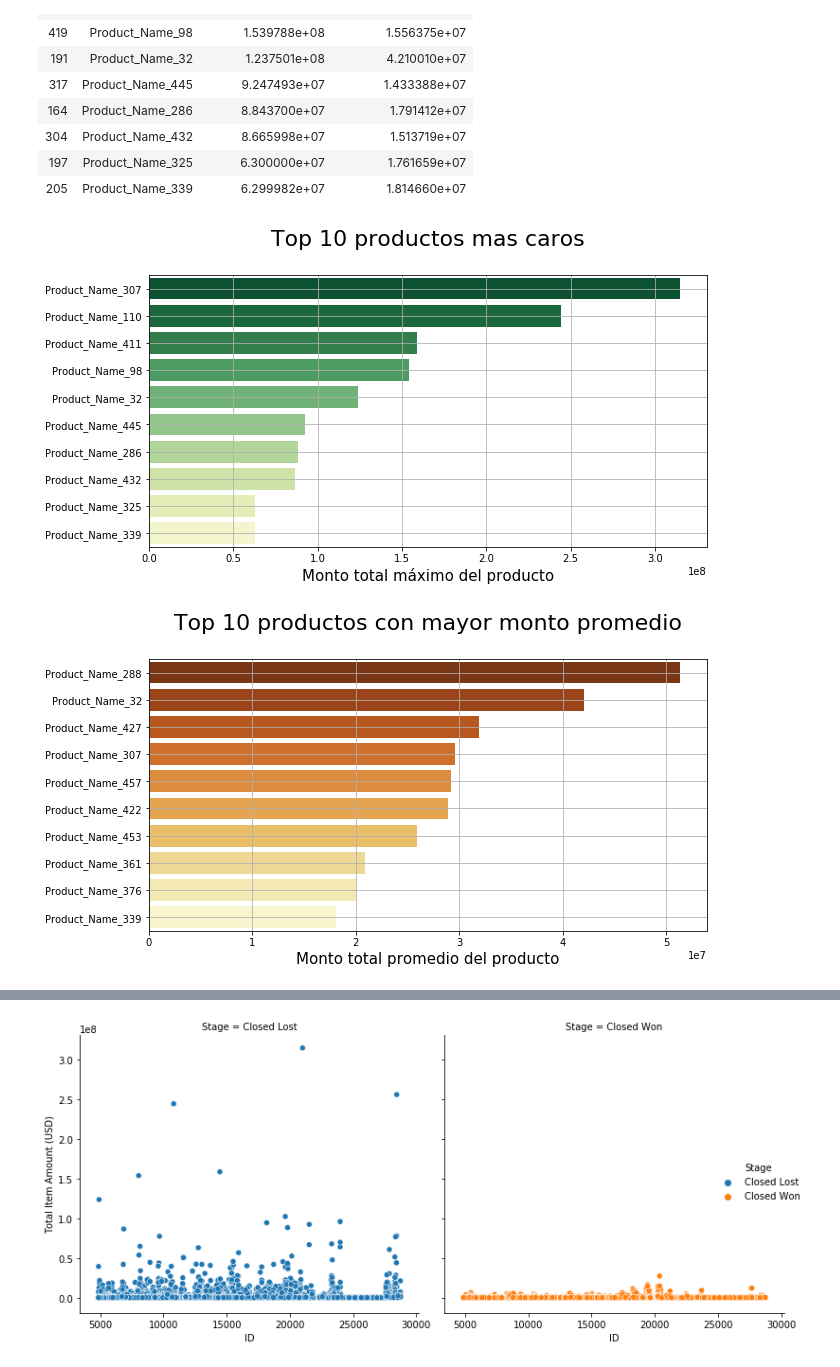
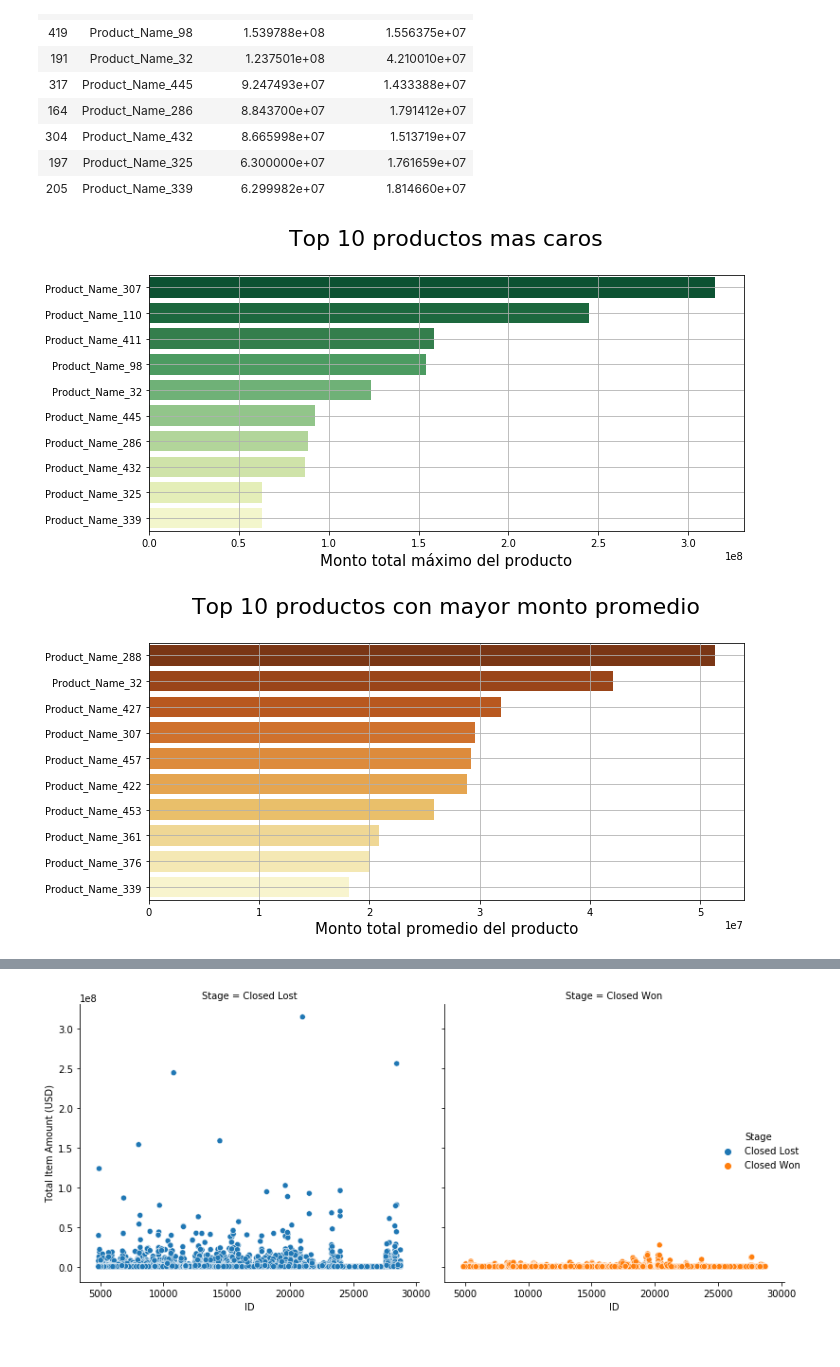
Before and after one commit to FernandoSinisi/Orga-Datos-2C-2020, a Jupyter notebook: TP1/otras_cosas_fer.ipynb, the cells around one changed output, grey strips where cells are left out. Saved outputs shown, nothing was run; the diff lists cells and outputs as text; code cells hidden in the pictures.

```diff
--- a/TP1/otras_cosas_fer.ipynb
+++ b/TP1/otras_cosas_fer.ipynb
@@ -336,13 +336,14 @@ df_product_amount_max_show
 # %%
 fig,ax=plt.subplots(figsize=(10,5))
 sns.barplot(data=df_product_amount_max_show,x='Monto Total Maximo',y='Product_Name',palette="YlGn_r")
 plt.grid(True)
 plt.xlabel('Monto total máximo del producto',size=15)
 plt.ylabel('')
 plt.title('Top 10 productos mas caros\n',size=22)
-plt.savefig("pngs/Producto-top-ten-max.png")
+plt.tight_layout()
+#plt.savefig("pngs/Producto-top-ten-max.png")
 # %% [output]
-[figure, old version]
+[figure, new version]
 # %%
 fig,ax=plt.subplots(figsize=(10,5))
 sns.barplot(data=df_product_amount_mean_show,x='Monto Total Promedio',y='Product_Name',palette="YlOrBr_r")
@@ -350,9 +351,10 @@ plt.grid(True)
 plt.xlabel('Monto total promedio del producto',size=15)
 plt.ylabel('')
 plt.title('Top 10 productos con mayor monto promedio\n',size=22)
-plt.savefig("pngs/Producto-top-ten-mean.png")
+plt.tight_layout()
+#plt.savefig("pngs/Producto-top-ten-mean.png")
 # %% [output]
-[figure, old version]
+[figure, new version]
 # %%
 df_item_amount.head()
 # %% [output]
```
Also changed, not shown: parts of 15 cells of this notebook, 12 other files.
